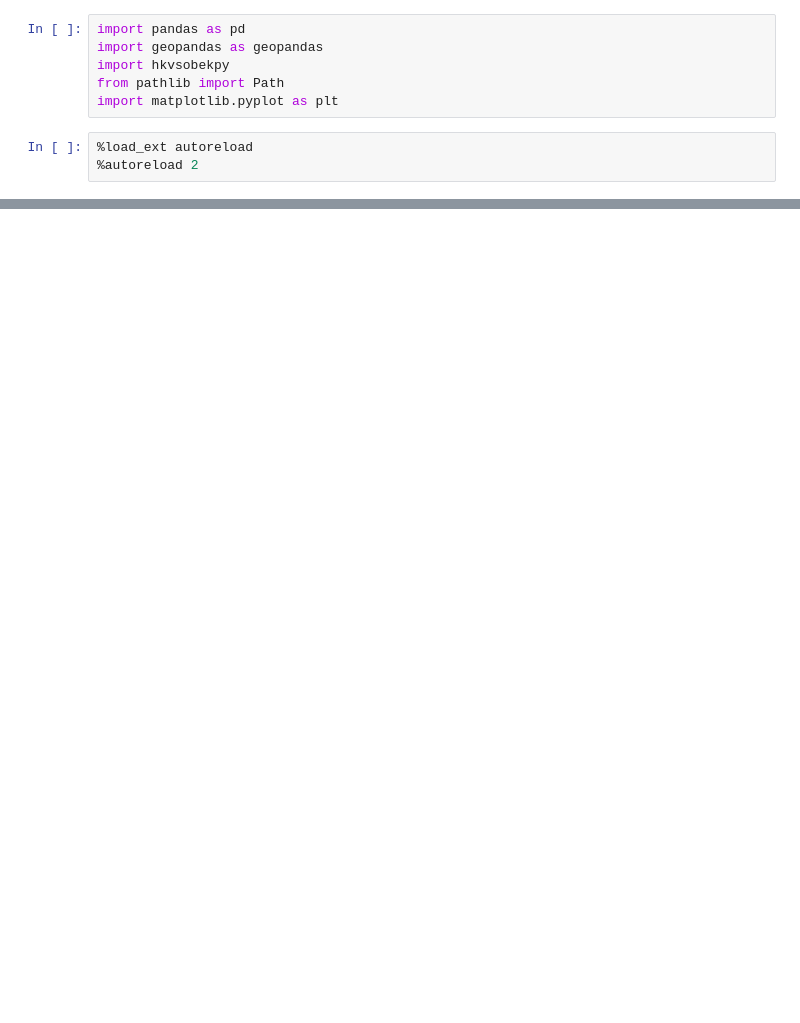
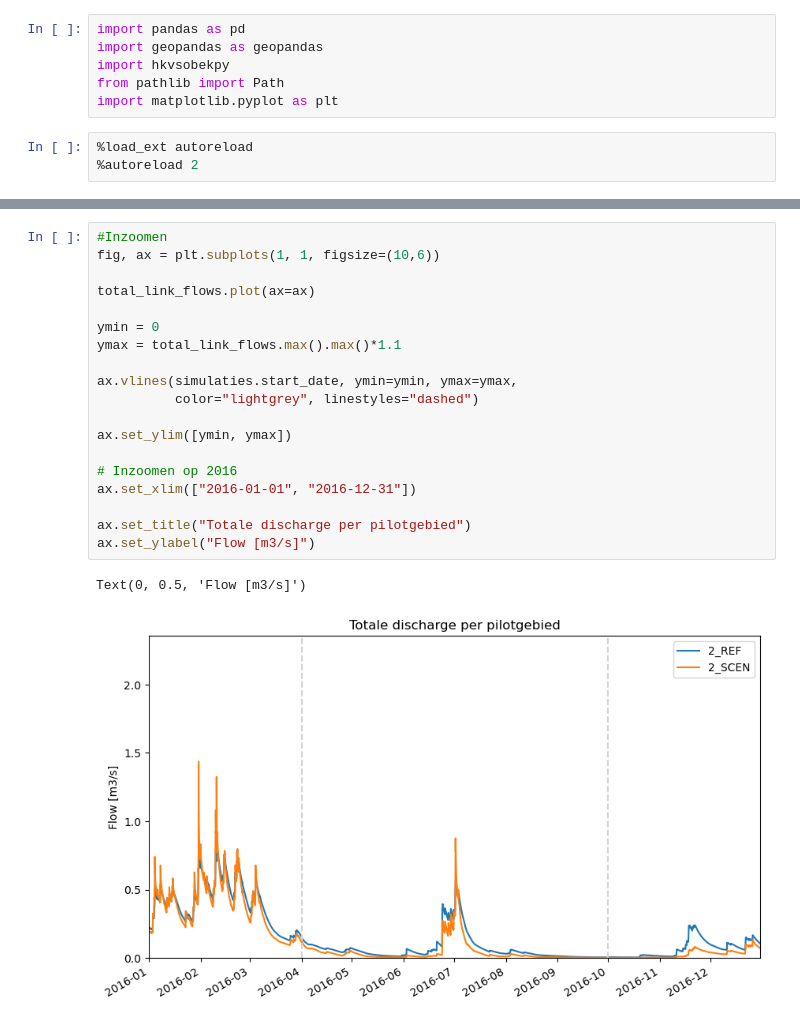
Before and after one commit to Sweco-NL/WRIJ_RR_Unpaved_methode, a Jupyter notebook: notebooks/RR_04_read_rr_results.ipynb, the cells around one changed output, grey strips where cells are left out. Drawn from its saved outputs; the diff is of its cells as text; blank space fills up the shorter version.

```diff
--- a/notebooks/RR_04_read_rr_results.ipynb
+++ b/notebooks/RR_04_read_rr_results.ipynb
@@ -75,0 +118,22 @@ ax.set_ylim([ymin, ymax]);
+# %%
+#Inzoomen
+fig, ax = plt.subplots(1, 1, figsize=(10,6))
+
+total_link_flows.plot(ax=ax)
+
+ymin = 0
+ymax = total_link_flows.max().max()*1.1
+
+ax.vlines(simulaties.start_date, ymin=ymin, ymax=ymax,
+          color="lightgrey", linestyles="dashed")
+
+ax.set_ylim([ymin, ymax])
+
+# Inzoomen op 2016
+ax.set_xlim(["2016-01-01", "2016-12-31"])
+
+ax.set_title("Totale discharge per pilotgebied")
+ax.set_ylabel("Flow [m3/s]")
+# %% [output]
+Text(0, 0.5, 'Flow [m3/s]')
+[figure, added]
```
Also changed, not shown: parts of 5 cells of this notebook, 4 other files.
